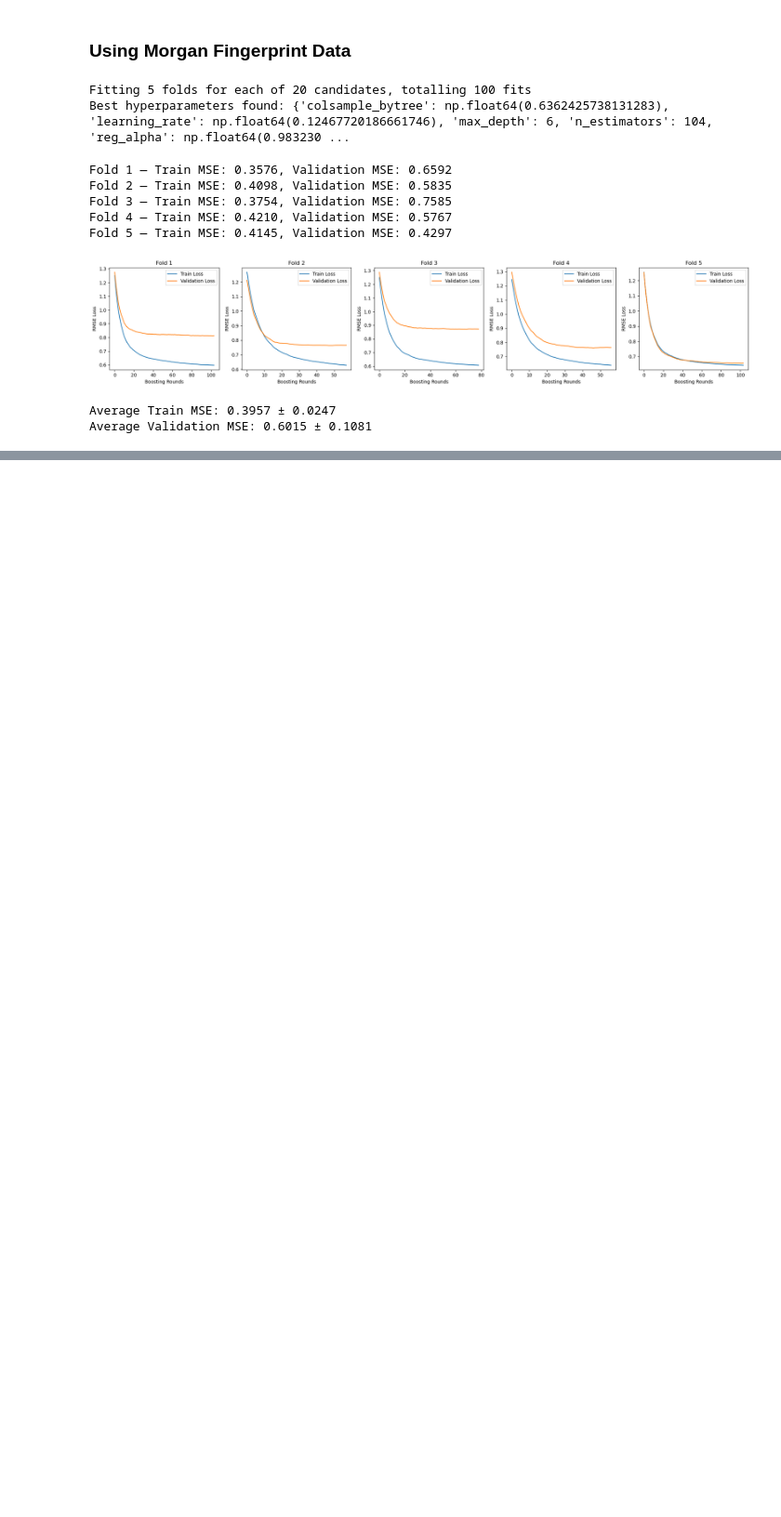
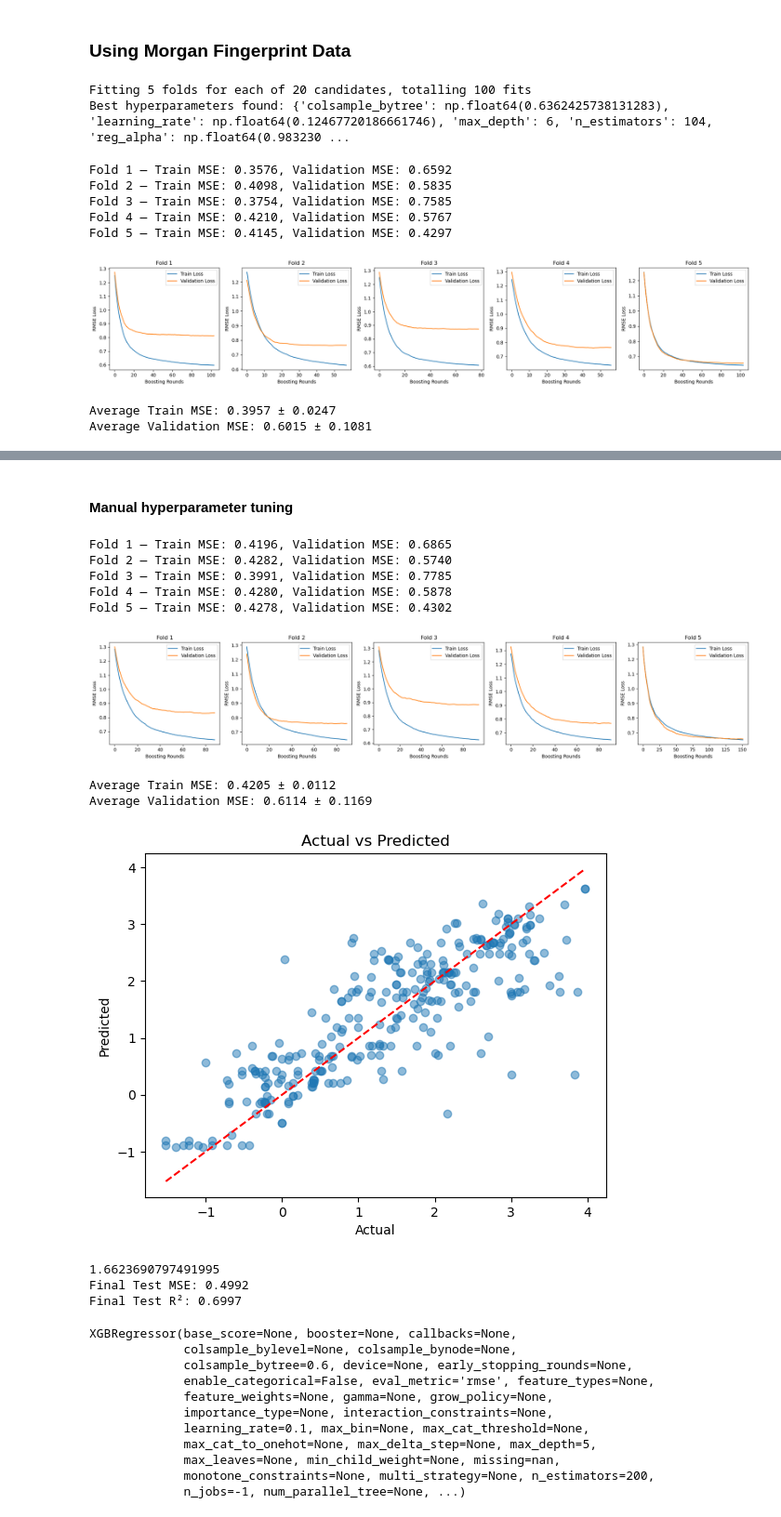
Before and after one commit to AliceTernois/c242_project, a Jupyter notebook: rianna_models2.ipynb, the cells around one changed output, grey strips where cells are left out. Shown at 93% size. Cells and saved outputs as stored; diff of their text form; code cells hidden in the pictures; blank space fills up the shorter version.

Commit message:
manual hyperparam tuning and feature dropping

```diff
--- a/rianna_models2.ipynb
+++ b/rianna_models2.ipynb
@@ -247 +225,40 @@ plt.show()
 [figure]
+# %% [markdown]
+#### Manual hyperparameter tuning
+# %%
+# Decreasing max depth
+params1 = {
+    'learning_rate': 0.1,
+    'max_depth': 5,
+    'n_estimators': 200,
+    'subsample': 0.7,
+    'colsample_bytree': 0.6,
+    'reg_alpha': 0.046, # L1 regularization
+    'reg_lambda': 9.74 # L2 regularization
+}
+KFold_CV(X_train_fps, y_train_fps, params1)
+test_model(X_train_fps, y_train_fps, X_test_fps, y_test_fps, params1)
+# %% [output]
+Fold 1 — Train MSE: 0.4196, Validation MSE: 0.6865
+Fold 2 — Train MSE: 0.4282, Validation MSE: 0.5740
+Fold 3 — Train MSE: 0.3991, Validation MSE: 0.7785
+Fold 4 — Train MSE: 0.4280, Validation MSE: 0.5878
+Fold 5 — Train MSE: 0.4278, Validation MSE: 0.4302
+[figure, added]
+Average Train MSE: 0.4205 ± 0.0112
+Average Validation MSE: 0.6114 ± 0.1169
+[figure, added]
+1.6623690797491995
+Final Test MSE: 0.4992
+Final Test R²: 0.6997
+XGBRegressor(base_score=None, booster=None, callbacks=None,
+             colsample_bylevel=None, colsample_bynode=None,
+             colsample_bytree=0.6, device=None, early_stopping_rounds=None,
+             enable_categorical=False, eval_metric='rmse', feature_types=None,
+             feature_weights=None, gamma=None, grow_policy=None,
+             importance_type=None, interaction_constraints=None,
+             learning_rate=0.1, max_bin=None, max_cat_threshold=None,
+             max_cat_to_onehot=None, max_delta_step=None, max_depth=5,
+             max_leaves=None, min_child_weight=None, missing=nan,
+             monotone_constraints=None, multi_strategy=None, n_estimators=200,
+             n_jobs=-1, num_parallel_tree=None, ...)
```
Also changed, not shown: parts of 10 cells of this notebook.
